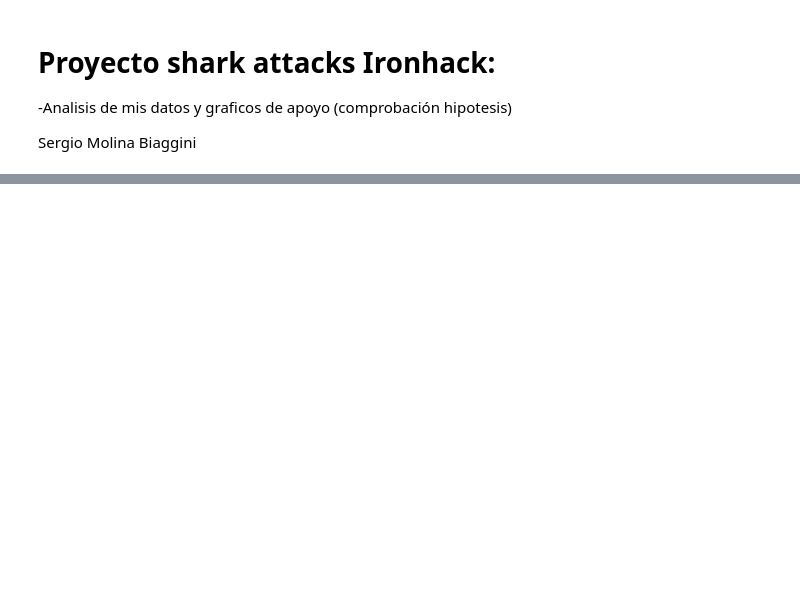
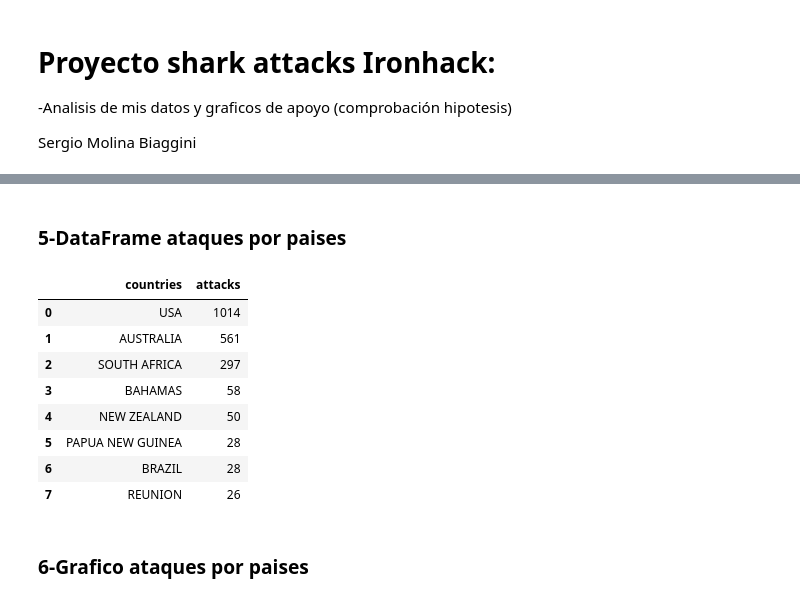
Before and after one commit to SergioMB12/data-cleaning-pandas, a Jupyter notebook: work/analysis.ipynb, the cells around one changed output, grey strips where cells are left out. Cells and saved outputs as stored; diff of their text form; code cells hidden in the pictures; blank space fills up the shorter version.

```diff
--- a/work/analysis.ipynb
+++ b/work/analysis.ipynb
@@ -56,0 +85,21 @@ Text(0.5, 1.0, 'Shark attacks by season')
+# %% [markdown]
+### 5-DataFrame ataques por paises
+# %%
+attacks_country = shark2['Country'].value_counts().to_frame().reset_index()
+attacks_country.columns = ['countries','attacks']
+#attacks_by_country['name'].replace('USA','UNITED STATES OF AMERICA',inplace=True)
+ataques_per_country = attacks_country.head(8)
+ataques_per_country.to_csv("ataques_per_country.csv",index=False)
+ataques_per_country
+# %% [output]
+|  | countries | attacks |
+| 0 | USA | 1014 |
+| 1 | AUSTRALIA | 561 |
+| 2 | SOUTH AFRICA | 297 |
+| 3 | BAHAMAS | 58 |
+| 4 | NEW ZEALAND | 50 |
+| 5 | PAPUA NEW GUINEA | 28 |
+| 6 | BRAZIL | 28 |
+| 7 | REUNION | 26 |
+# %% [markdown]
+### 6-Grafico ataques por paises
```
Also changed, not shown: parts of 27 cells of this notebook, 8 other files.
